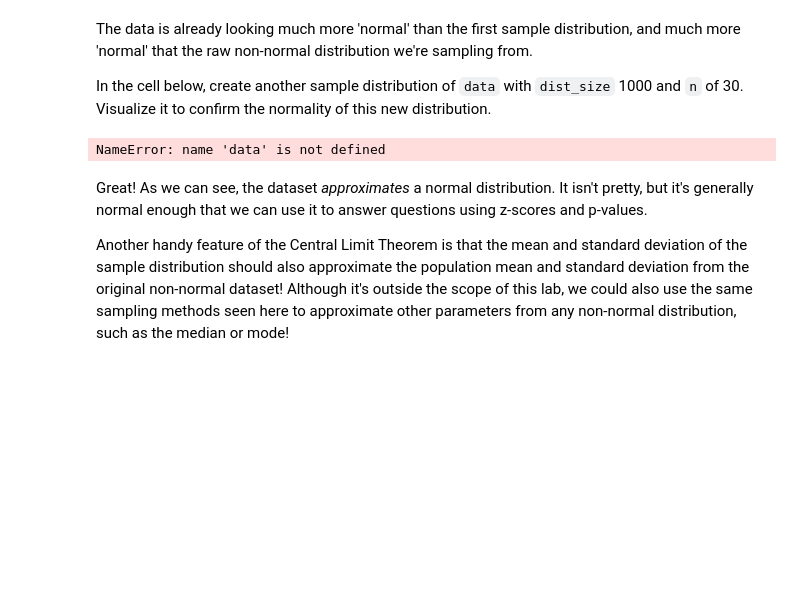
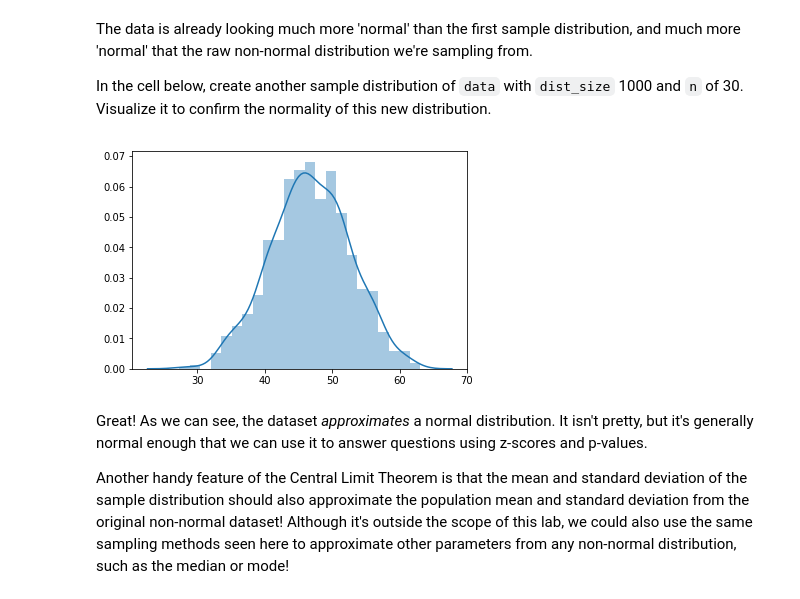
Before and after one commit to BSHaidar/dsc-central-limit-theorem-lab-dc-ds-career-042219, a Jupyter notebook: index.ipynb, the cells around one changed output. Saved outputs shown, nothing was run; the diff lists cells and outputs as text; code cells hidden in the pictures; blank space fills up the shorter version.

```diff
--- a/index.ipynb
+++ b/index.ipynb
@@ -129,10 +129,10 @@ The data is already looking much more 'normal' than the first sample distributio
 
 In the cell below, create another sample distribution of `data` with `dist_size` 1000 and `n` of 30.  Visualize it to confirm the normality of this new distribution.
 # %%
-sample_dist_1000 = create_sample_distribution(data, 1000, 30)
+sample_dist_1000 = create_sample_distribution(df, 1000, 30)
 sns.distplot(sample_dist_1000);
 # %% [output]
-NameError: name 'data' is not defined
+[figure, added]
 # %% [markdown]
 Great! As we can see, the dataset _approximates_ a normal distribution. It isn't pretty, but it's generally normal enough that we can use it to answer questions using z-scores and p-values.
 
```
